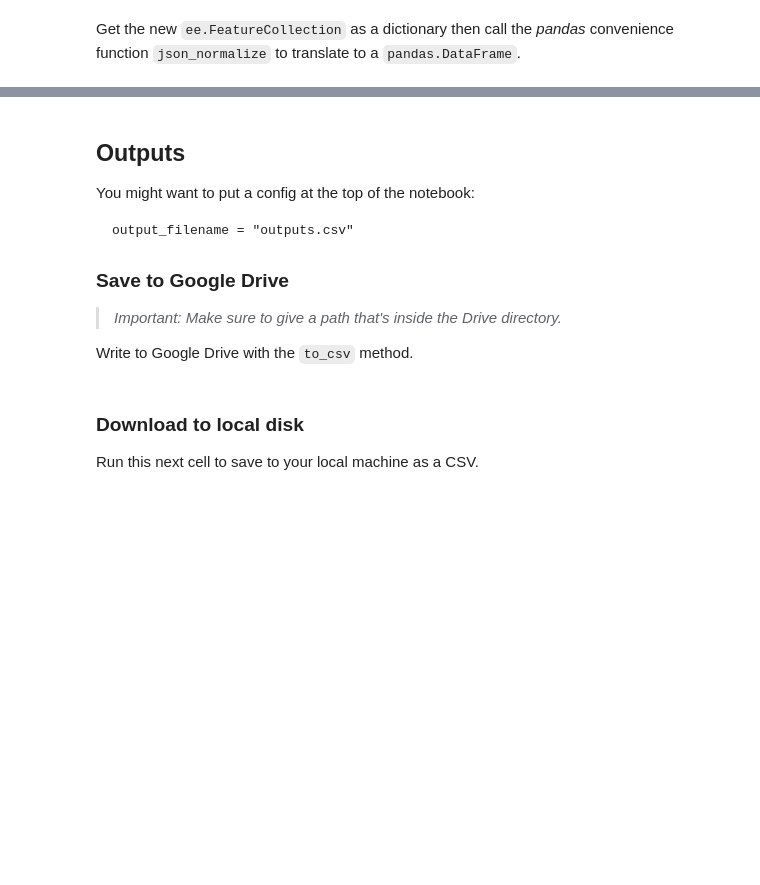
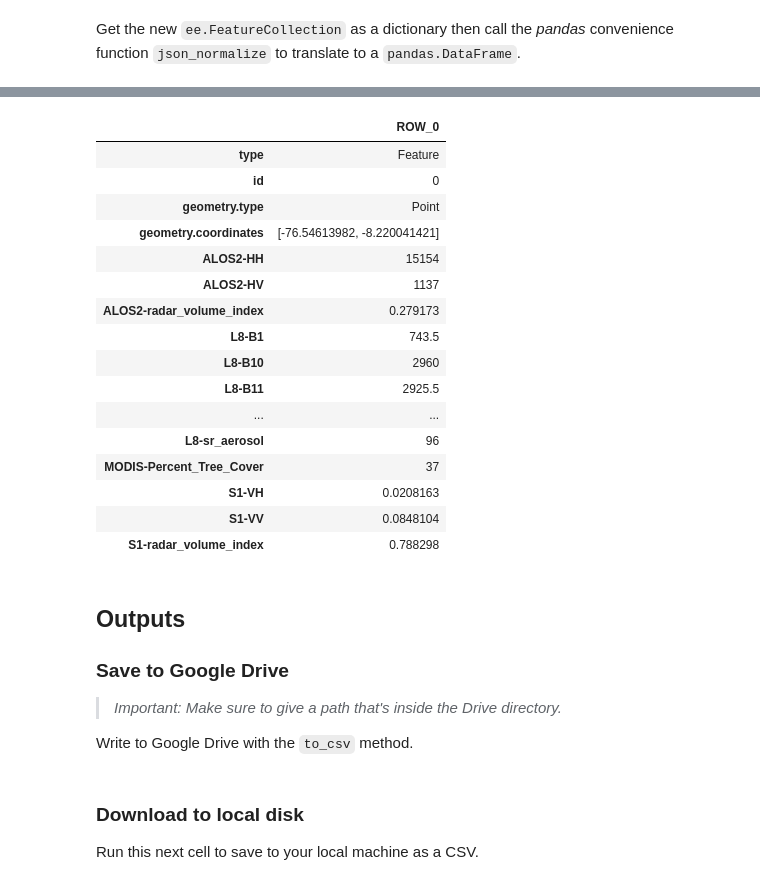
Before and after one commit to NaiaraSPinto/VegMapper, a Jupyter notebook: gee/vegMapper.ipynb, the cells around one changed output, grey strips where cells are left out. Saved outputs shown, nothing was run; the diff lists cells and outputs as text; code cells hidden in the pictures; blank space fills up the shorter version.

````diff
--- a/gee/vegMapper.ipynb
+++ b/gee/vegMapper.ipynb
@@ -260,0 +172,11 @@ Make point geometry for each row from the columns of latitudes and longitudes, t
+# %%
+# Set this to 'None' to be prompted to upload your input csv:
+relative_path_to_input_csv_in_drive = f"tests/vegMapper/smartin.csv"
+
+# Set this to 'None' to be prompted to download your outputs csv:
+relative_path_to_output_csv_in_drive = f"tests/vegMapper/out/outputs.csv"
+
+### Error out here if any inputs are invalid >>>
+pts = _validate_path_and_read_input_csv_data()
+
+print("Success! Please proceed with the notebook.")
@@ -580,12 +608,10 @@ Verify spatial referencing information by displaying a dictionary of SRS informa
 
 Map over the feature collection after building the stack.
 # %%
-outputs = stack.reduceRegions(
-    collection=pfc,
-    reducer=ee.Reducer.mean(),
-    #crs=stack.projection(),
-    scale=30,
-)
+outputs = stack.reduceRegions(collection=pfc,
+                              reducer=ee.Reducer.mean(),
+                              #crs=stack.projection(),
+                              scale=30)
 
 type(outputs)
 # %% [output]
@@ -620,10 +641,29 @@ outputs.head()
+# %%
+outputs_names = {f"properties.{i}": i for i in stack_stats.index.tolist()}
+
+outputs = outputs.rename(mapper=outputs_names, axis=1)
+
+outputs.iloc[0].to_frame(name="ROW_0")
+# %% [output]
+|  | ROW_0 |
+| type | Feature |
+| id | 0 |
+| geometry.type | Point |
+| geometry.coordinates | [-76.54613982, -8.220041421] |
+| ALOS2-HH | 15154 |
+| ALOS2-HV | 1137 |
+| ALOS2-radar_volume_index | 0.279173 |
+| L8-B1 | 743.5 |
+| L8-B10 | 2960 |
+| L8-B11 | 2925.5 |
+| ... | ... |
+| L8-sr_aerosol | 96 |
+| MODIS-Percent_Tree_Cover | 37 |
+| S1-VH | 0.0208163 |
+| S1-VV | 0.0848104 |
+| S1-radar_volume_index | 0.788298 |
 # %% [markdown]
 ## Outputs
-
-You might want to put a config at the top of the notebook:
-```
-output_filename = "outputs.csv"
-```
 
 ### Save to Google Drive
 
````
Also changed, not shown: parts of 65 cells of this notebook.
